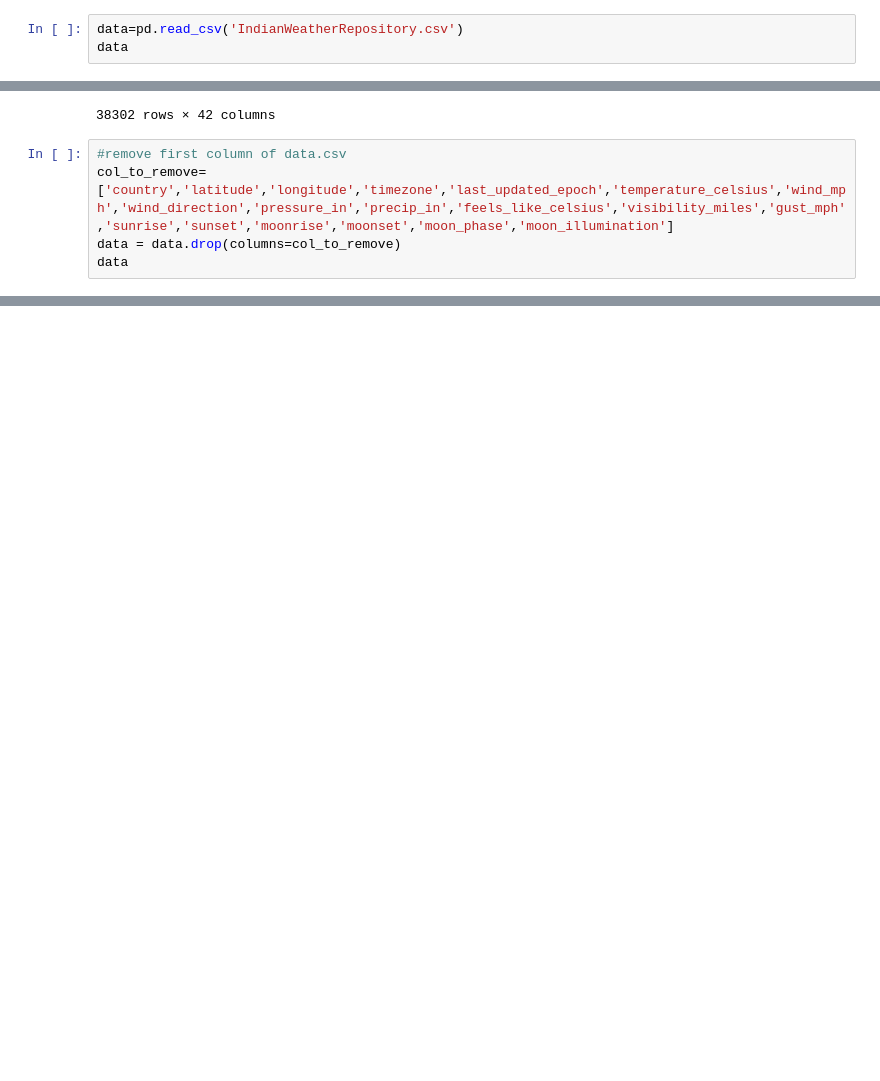
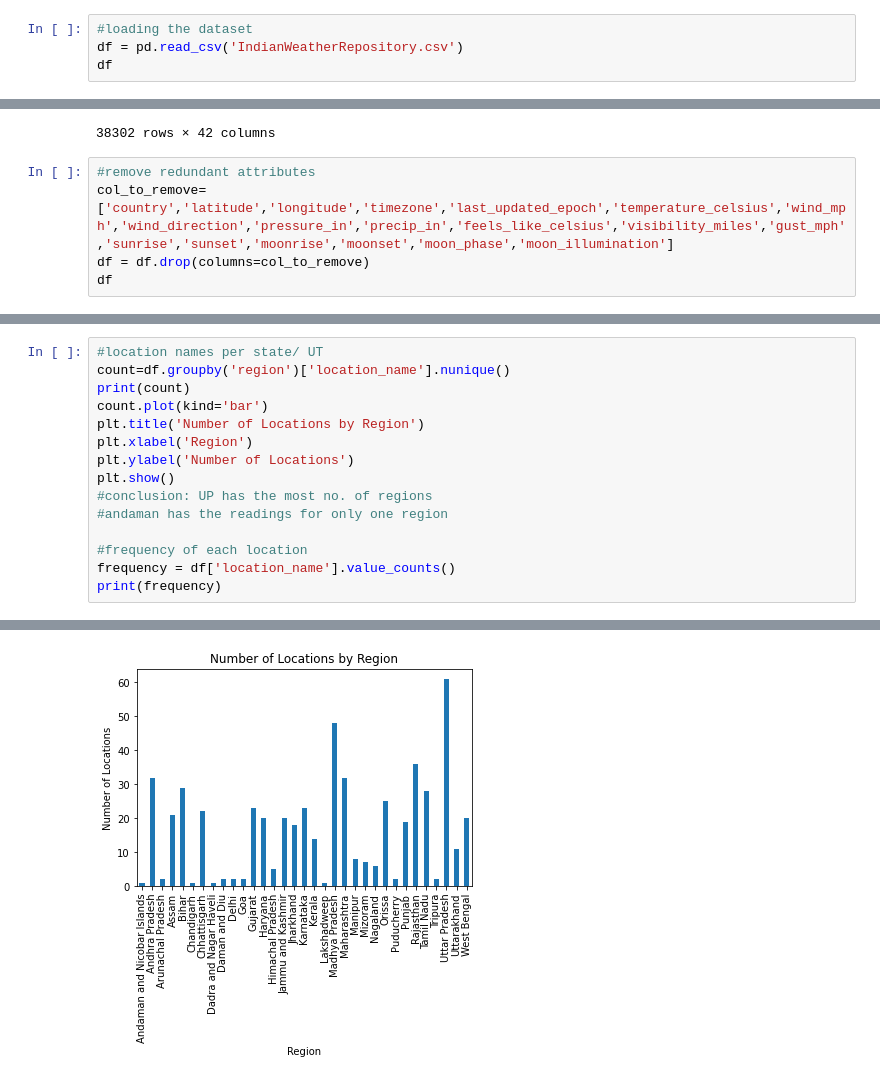
Before and after one commit to DarkEmpress/RainCheck-Your-Ultimate-Weather-Companion-for-India, a Jupyter notebook: try1.ipynb, the cells around one changed output, grey strips where cells are left out. Saved outputs shown, nothing was run; the diff lists cells and outputs as text; blank space fills up the shorter version.

```diff
--- a/try1.ipynb
+++ b/try1.ipynb
@@ -5,6 +6,7 @@ import matplotlib.pyplot as plt
 # %%
-data=pd.read_csv('IndianWeatherRepository.csv')
-data
+#loading the dataset
+df = pd.read_csv('IndianWeatherRepository.csv')
+df
 # %% [output]
 |  | country | location_name | region | latitude | longitude | timezone | last_updated_epoch | last_updated | ... |
 | 0 | India | Ashoknagar | Madhya Pradesh | 24.57 | 77.72 | Asia/Kolkata | 1693286100 | 2023-08-29 10:45 | ... |
@@ -20,8 +22,8 @@ data
 | 38301 | India | Pendra | Maharashtra | 21.93 | 74.15 | Asia/Kolkata | 1699301700 | 2023-11-07 01:45 | ... |
 38302 rows × 42 columns
 # %%
-#remove first column of data.csv
+#remove redundant attributes
 col_to_remove=['country','latitude','longitude','timezone','last_updated_epoch','temperature_celsius','wind_mph','wind_direction','pressure_in','precip_in','feels_like_celsius','visibility_miles','gust_mph','sunrise','sunset','moonrise','moonset','moon_phase','moon_illumination']
-data = data.drop(columns=col_to_remove)
-data
+df = df.drop(columns=col_to_remove)
+df
 # %% [output]
@@ -28,0 +43,16 @@ AttributeError: 'numpy.ndarray' object has no attribute 'columns'
+# %%
+#location names per state/ UT
+count=df.groupby('region')['location_name'].nunique()
+print(count)
+count.plot(kind='bar')
+plt.title('Number of Locations by Region')
+plt.xlabel('Region')
+plt.ylabel('Number of Locations')
+plt.show()
+#conclusion: UP has the most no. of regions
+#andaman has the readings for only one region
+
+#frequency of each location
+frequency = df['location_name'].value_counts()
+print(frequency)
+# %% [output]
@@ -28,0 +76 @@ AttributeError: 'numpy.ndarray' object has no attribute 'columns'
+[figure, added]
```
Also changed, not shown: parts of 31 cells of this notebook.
